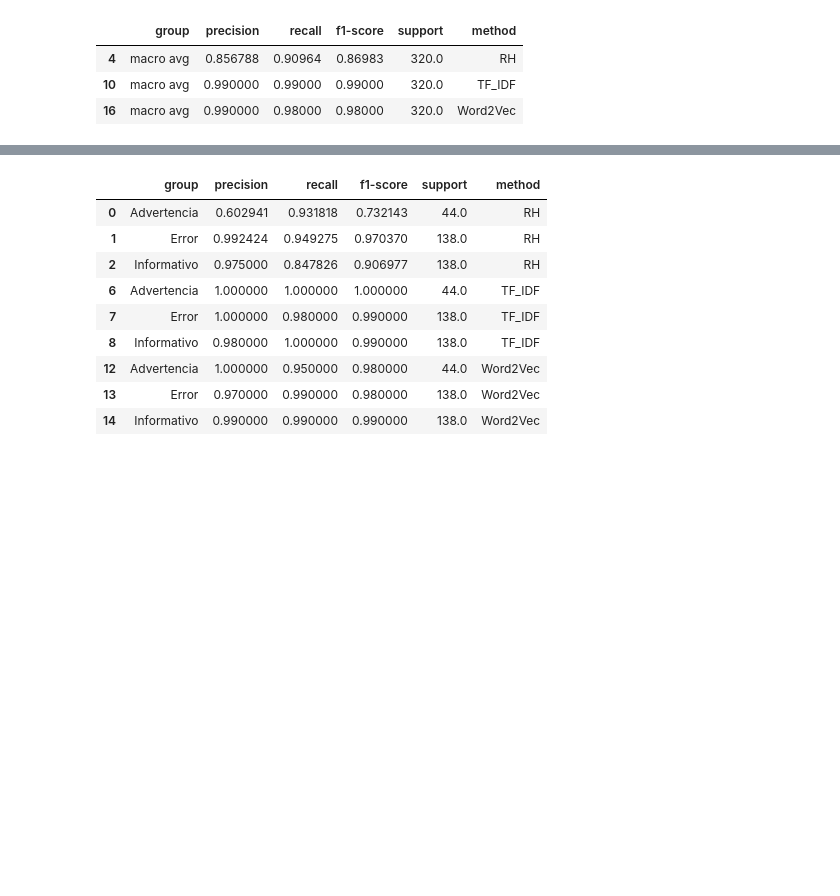
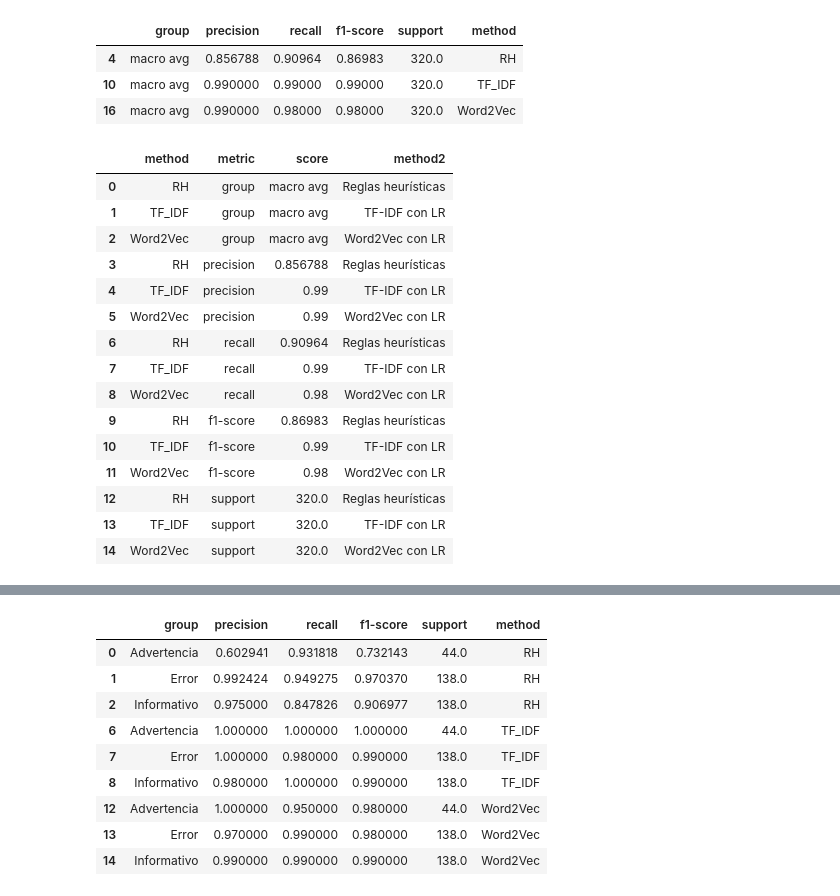
Before and after one commit to kbjimenes/logs-management, a Jupyter notebook: notebooks/6_1.1 Understand_Results_Kfold.ipynb, the cells around one changed output, grey strips where cells are left out. Cells and saved outputs as stored; diff of their text form; code cells hidden in the pictures; blank space fills up the shorter version.

```diff
--- a/notebooks/6_1.1 Understand_Results_Kfold.ipynb
+++ b/notebooks/6_1.1 Understand_Results_Kfold.ipynb
@@ -29,0 +49,27 @@ res_df_global.head()
+# %%
+
+# Convertir a formato largo (long format) para facilitar el gráfico
+df_melted = res_df_global.melt(id_vars='method', var_name='metric', value_name='score')
+df_melted["method2"]=None
+df_melted['method2'] = np.where(df_melted['method'] =='RH', 'Reglas heurísticas', df_melted['method2'])
+df_melted['method2'] = np.where(df_melted['method'] =='TF_IDF', 'TF-IDF con LR', df_melted['method2'])
+df_melted['method2'] = np.where(df_melted['method'] =='Word2Vec', 'Word2Vec con LR', df_melted['method2'])
+#:
+df_melted
+# %% [output]
+|  | method | metric | score | method2 |
+| 0 | RH | group | macro avg | Reglas heurísticas |
+| 1 | TF_IDF | group | macro avg | TF-IDF con LR |
+| 2 | Word2Vec | group | macro avg | Word2Vec con LR |
+| 3 | RH | precision | 0.856788 | Reglas heurísticas |
+| 4 | TF_IDF | precision | 0.99 | TF-IDF con LR |
+| 5 | Word2Vec | precision | 0.99 | Word2Vec con LR |
+| 6 | RH | recall | 0.90964 | Reglas heurísticas |
+| 7 | TF_IDF | recall | 0.99 | TF-IDF con LR |
+| 8 | Word2Vec | recall | 0.98 | Word2Vec con LR |
+| 9 | RH | f1-score | 0.86983 | Reglas heurísticas |
+| 10 | TF_IDF | f1-score | 0.99 | TF-IDF con LR |
+| 11 | Word2Vec | f1-score | 0.98 | Word2Vec con LR |
+| 12 | RH | support | 320.0 | Reglas heurísticas |
+| 13 | TF_IDF | support | 320.0 | TF-IDF con LR |
+| 14 | Word2Vec | support | 320.0 | Word2Vec con LR |
```
Also changed, not shown: parts of 12 cells of this notebook, 11 other files.
